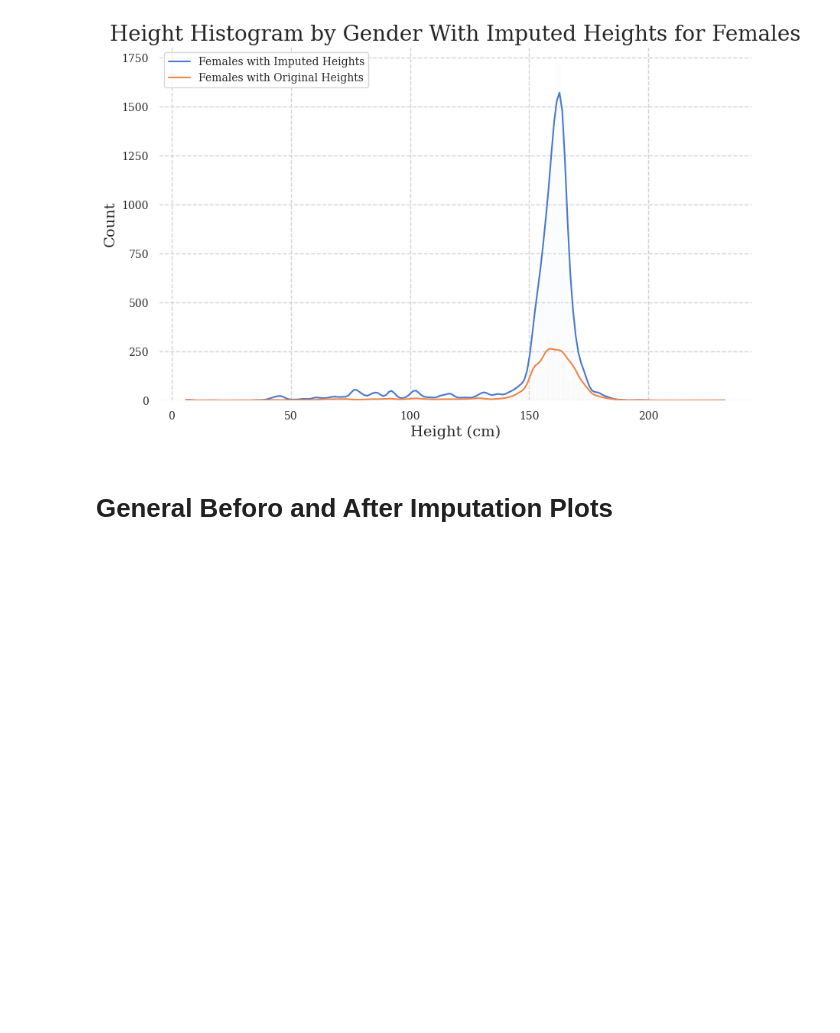
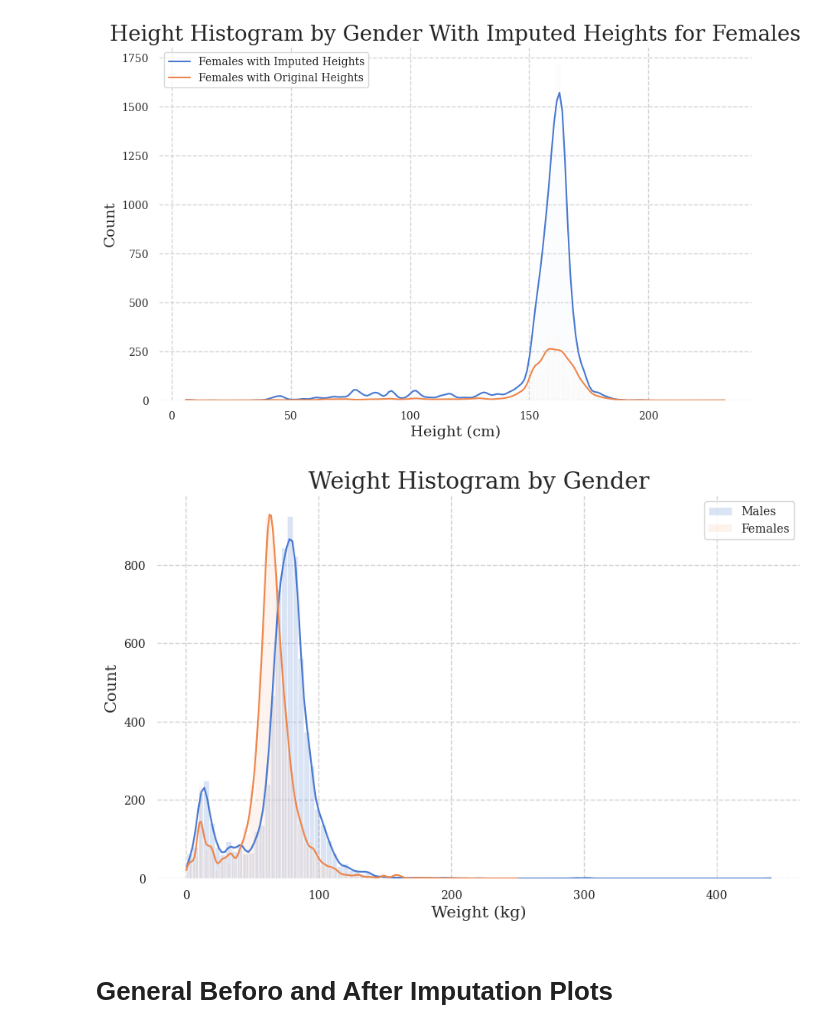
Before and after one commit to heritaco/Cephalosporines, a Jupyter notebook: notebooks/03_canada/03_02 Una Mejor Imputacion.ipynb, the cells around one changed output. Drawn from its saved outputs; the diff is of its cells as text; code cells hidden in the pictures; blank space fills up the shorter version.

```diff
--- a/notebooks/03_canada/03_02 Una Mejor Imputacion.ipynb
+++ b/notebooks/03_canada/03_02 Una Mejor Imputacion.ipynb
@@ -433,3 +466,15 @@ plt.show()
+# %%
+# now histogram of coutns
+plt.figure(figsize=(10, 6))
+sns.histplot(males["WEIGHT_KG"].dropna(), label="Males", alpha=0.2, bins=105, kde=True, kde_kws={"bw_adjust":0.6, "cut":0})
+sns.histplot(females["WEIGHT_KG"].dropna(), label="Females", alpha=0.1, bins=105, kde=True, kde_kws={"bw_adjust":0.6, "cut":0})
+plt.xlabel("Weight (kg)")
+plt.ylabel("Count")
+plt.title("Weight Histogram by Gender")
+plt.legend()
+plt.show()
+# %% [output]
+[figure, added]
 # %% [markdown]
 # General Beforo and After Imputation Plots
 # %%
```
Also changed, not shown: parts of 12 cells of this notebook, 1 other file.
